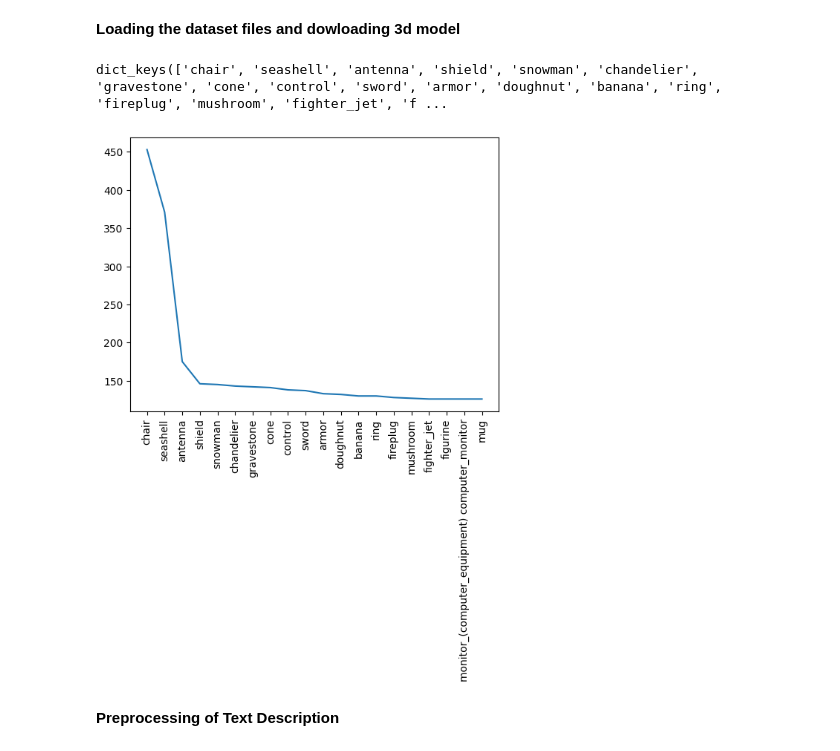
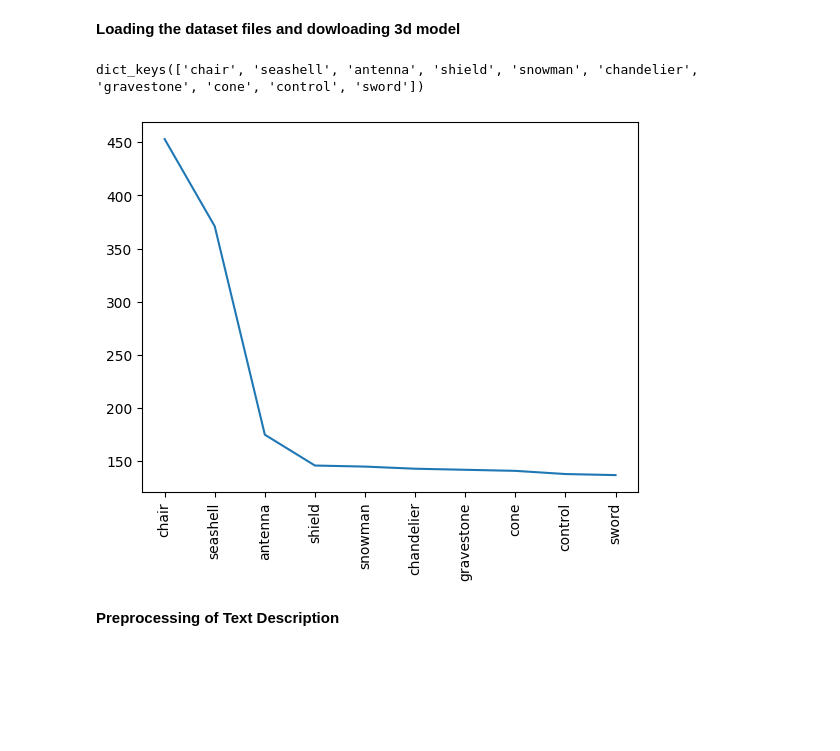
Before and after one commit to Rohit-Roby/Project, a Jupyter notebook: preprocessing.ipynb, the cells around one changed output. Drawn from its saved outputs; the diff is of its cells as text; code cells hidden in the pictures; blank space fills up the shorter version.

```diff
--- a/preprocessing.ipynb
+++ b/preprocessing.ipynb
@@ -57,17 +61,17 @@ len(uids), type(uids)
 lvis_annotations = objaverse.load_lvis_annotations()
 
 # Sort the dictionary by value in descending order and select the top 20 items
-top_20_items = dict(sorted(lvis_annotations.items(), key=lambda item: len(item[1]), reverse=True)[:20])
-top_20_items.keys()
+top_10_items = dict(sorted(lvis_annotations.items(), key=lambda item: len(item[1]), reverse=True)[:10])
+top_10_items.keys()
 # %% [output]
-dict_keys(['chair', 'seashell', 'antenna', 'shield', 'snowman', 'chandelier', 'gravestone', 'cone', 'control', 'sword', 'armor', 'doughnut', 'banana', 'ring', 'fireplug', 'mushroom', 'fighter_jet', 'f ...
+dict_keys(['chair', 'seashell', 'antenna', 'shield', 'snowman', 'chandelier', 'gravestone', 'cone', 'control', 'sword'])
 # %%
 
 # Plot the keys against the lengths of the values
 plt.xticks(rotation='vertical')
-plt.plot(list(top_20_items.keys()), [len(value) for value in top_20_items.values()])
+plt.plot(list(top_10_items.keys()), [len(value) for value in top_10_items.values()])
 plt.show()
 # %% [output]
-[figure, old version]
+[figure, new version]
 # %%
 # Load Objaverse annotations
```
Also changed, not shown: parts of 53 cells of this notebook.
